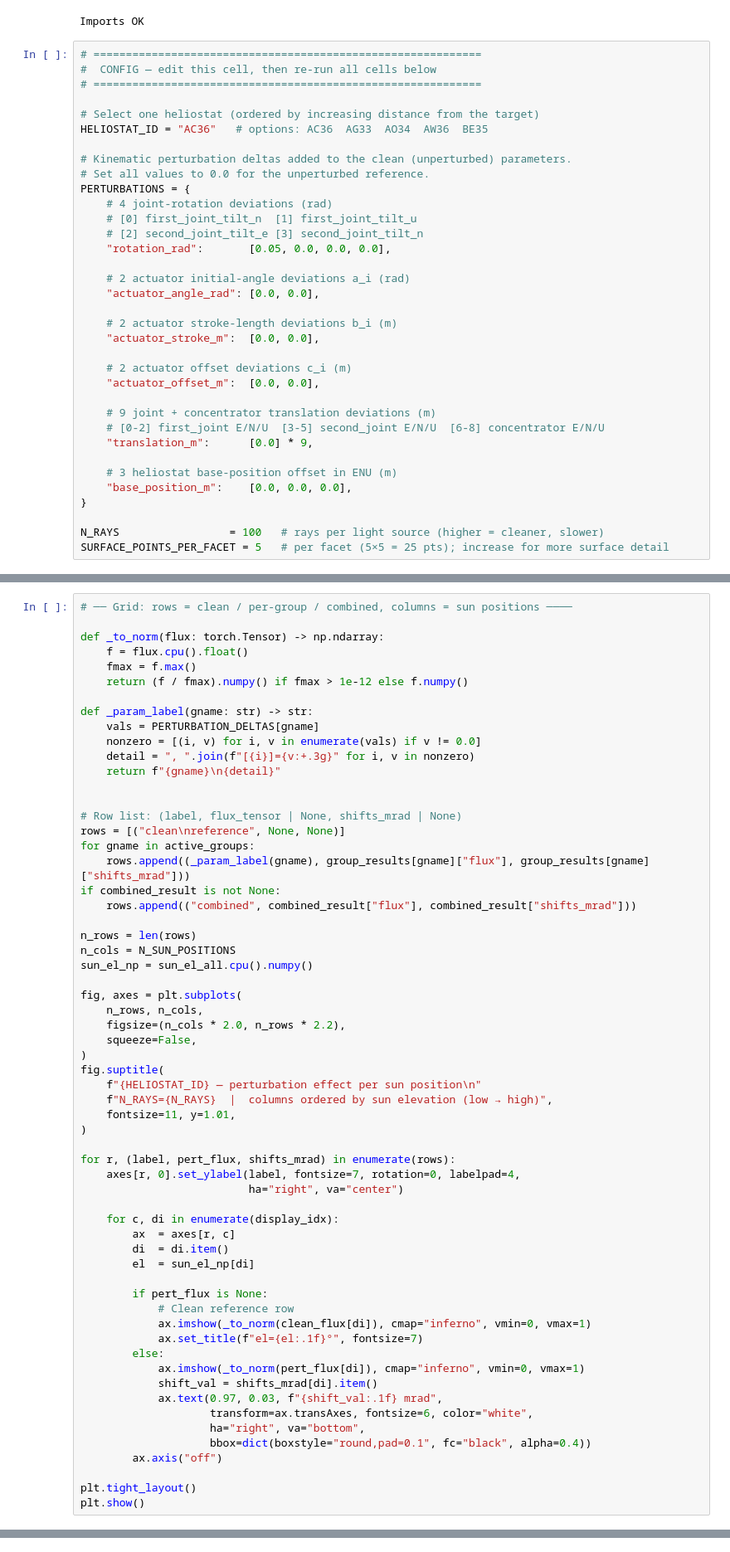
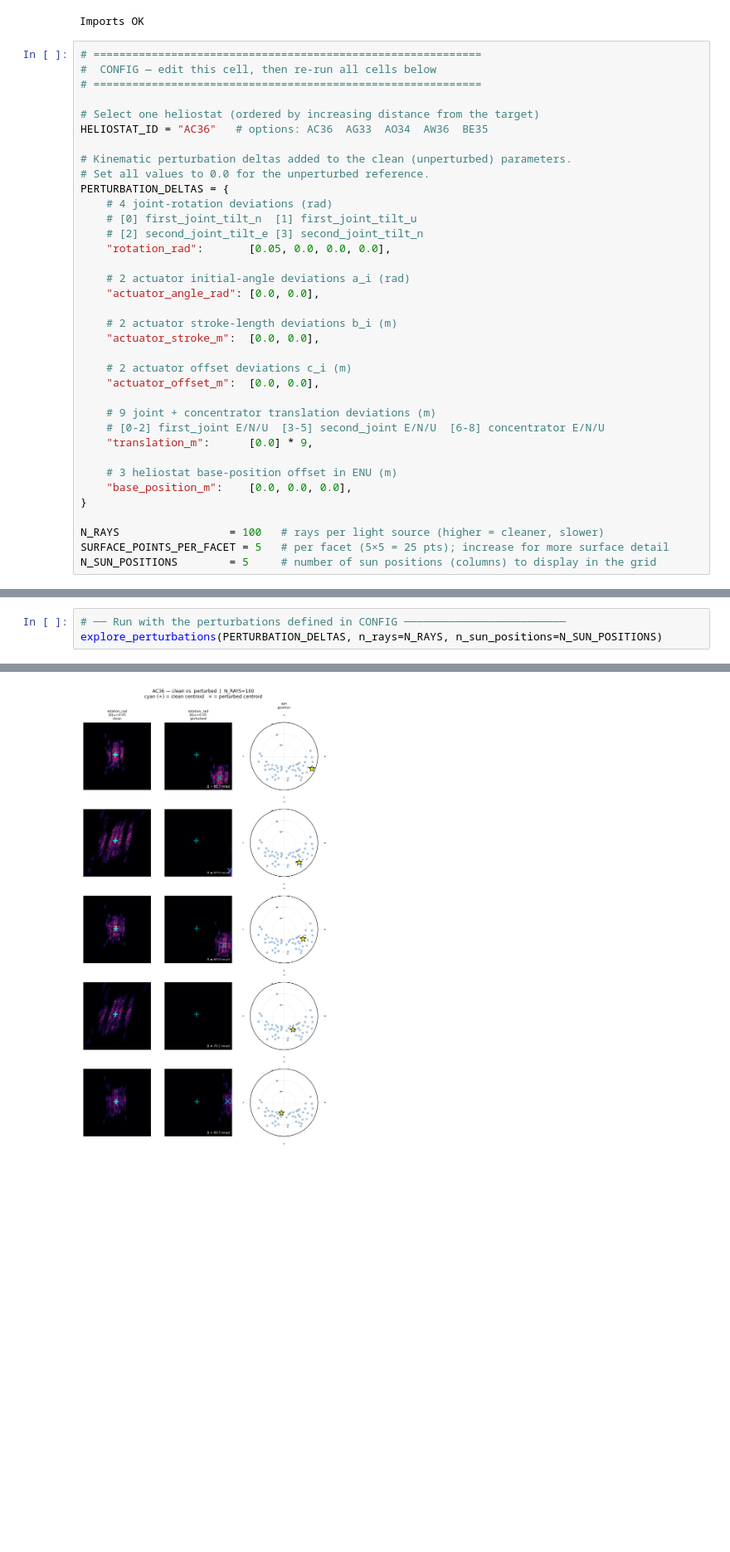
Before and after one commit to AlexxGrigore/master-thesis, a Jupyter notebook: src/perturbation_visualizer/perturbation_explorer.ipynb, the cells around one changed output, grey strips where cells are left out. Shown at 83% size. Saved outputs shown, nothing was run; the diff lists cells and outputs as text; blank space fills up the shorter version.

```diff
--- a/src/perturbation_visualizer/perturbation_explorer.ipynb
+++ b/src/perturbation_visualizer/perturbation_explorer.ipynb
@@ -50,7 +50,7 @@ HELIOSTAT_ID = "AC36"   # options: AC36  AG33  AO34  AW36  BE35
 
 # Kinematic perturbation deltas added to the clean (unperturbed) parameters.
 # Set all values to 0.0 for the unperturbed reference.
-PERTURBATIONS = {
+PERTURBATION_DELTAS = {
     # 4 joint-rotation deviations (rad)
     # [0] first_joint_tilt_n  [1] first_joint_tilt_u
     # [2] second_joint_tilt_e [3] second_joint_tilt_n
@@ -75,6 +75,7 @@ PERTURBATIONS = {
 
 N_RAYS                 = 100   # rays per light source (higher = cleaner, slower)
 SURFACE_POINTS_PER_FACET = 5   # per facet (5×5 = 25 pts); increase for more surface detail
+N_SUN_POSITIONS        = 5     # number of sun positions (columns) to display in the grid
 # %%
 %%time
 # ── Load single-heliostat scenario ───────────────────────────────────────
@@ -232,61 +375,4 @@ print("Forward passes complete.")
 # %%
-# ── Grid: rows = clean / per-group / combined, columns = sun positions ────
-
-def _to_norm(flux: torch.Tensor) -> np.ndarray:
-    f = flux.cpu().float()
-    fmax = f.max()
-    return (f / fmax).numpy() if fmax > 1e-12 else f.numpy()
-
-def _param_label(gname: str) -> str:
-    vals = PERTURBATION_DELTAS[gname]
-    nonzero = [(i, v) for i, v in enumerate(vals) if v != 0.0]
-    detail = ", ".join(f"[{i}]={v:+.3g}" for i, v in nonzero)
-    return f"{gname}\n{detail}"
-
-
-# Row list: (label, flux_tensor | None, shifts_mrad | None)
-rows = [("clean\nreference", None, None)]
-for gname in active_groups:
-    rows.append((_param_label(gname), group_results[gname]["flux"], group_results[gname]["shifts_mrad"]))
-if combined_result is not None:
-    rows.append(("combined", combined_result["flux"], combined_result["shifts_mrad"]))
-
-n_rows = len(rows)
-n_cols = N_SUN_POSITIONS
-sun_el_np = sun_el_all.cpu().numpy()
-
-fig, axes = plt.subplots(
-    n_rows, n_cols,
-    figsize=(n_cols * 2.0, n_rows * 2.2),
-    squeeze=False,
-)
-fig.suptitle(
-    f"{HELIOSTAT_ID} — perturbation effect per sun position\n"
-    f"N_RAYS={N_RAYS}  |  columns ordered by sun elevation (low → high)",
-    fontsize=11, y=1.01,
-)
-
-for r, (label, pert_flux, shifts_mrad) in enumerate(rows):
-    axes[r, 0].set_ylabel(label, fontsize=7, rotation=0, labelpad=4,
-                          ha="right", va="center")
-
-    for c, di in enumerate(display_idx):
-        ax  = axes[r, c]
-        di  = di.item()
-        el  = sun_el_np[di]
-
-        if pert_flux is None:
-            # Clean reference row
-            ax.imshow(_to_norm(clean_flux[di]), cmap="inferno", vmin=0, vmax=1)
-            ax.set_title(f"el={el:.1f}°", fontsize=7)
-        else:
-            ax.imshow(_to_norm(pert_flux[di]), cmap="inferno", vmin=0, vmax=1)
-            shift_val = shifts_mrad[di].item()
-            ax.text(0.97, 0.03, f"{shift_val:.1f} mrad",
-                    transform=ax.transAxes, fontsize=6, color="white",
-                    ha="right", va="bottom",
-                    bbox=dict(boxstyle="round,pad=0.1", fc="black", alpha=0.4))
-        ax.axis("off")
-
-plt.tight_layout()
-plt.show()
+# ── Run with the perturbations defined in CONFIG ─────────────────────────
+explore_perturbations(PERTURBATION_DELTAS, n_rays=N_RAYS, n_sun_positions=N_SUN_POSITIONS)
+# %% [output]
@@ -292,0 +381 @@ plt.show()
+[figure, added]
```
Also changed, not shown: parts of 6 cells of this notebook, 10 other files.
